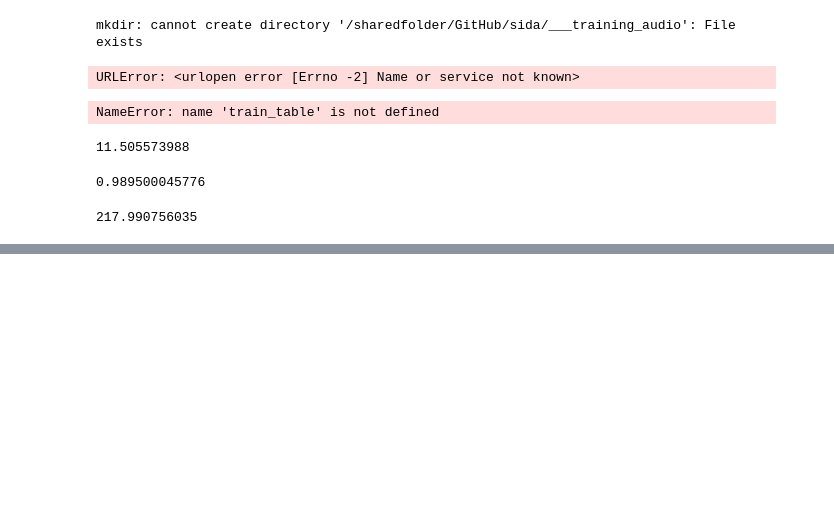
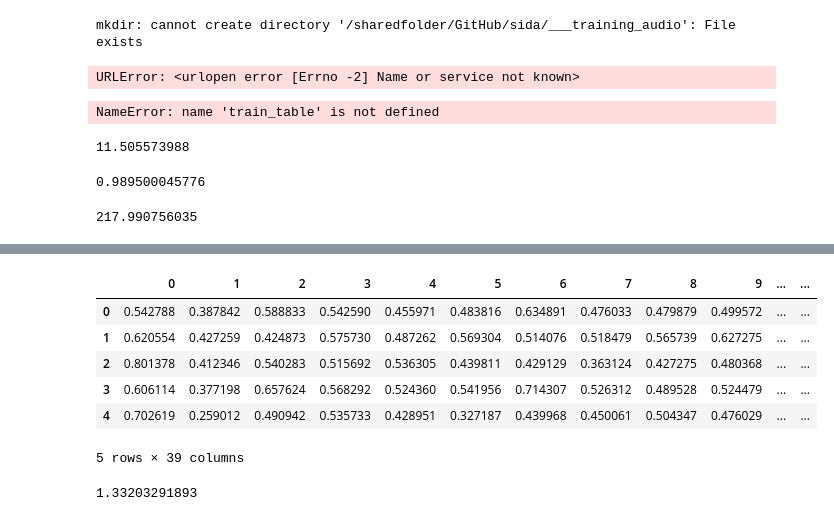
Before and after one commit to hipstas/sida, a Jupyter notebook: 01_Fresh_Air_Vowel_Preprocessing.ipynb, the cells around one changed output, grey strips where cells are left out. Cells and saved outputs as stored; diff of their text form; code cells hidden in the pictures; blank space fills up the shorter version.

```diff
--- a/01_Fresh_Air_Vowel_Preprocessing.ipynb
+++ b/01_Fresh_Air_Vowel_Preprocessing.ipynb
@@ -334,0 +429,37 @@ classifier.score(X_test,y_test)
+# %%
+speaker_1_mfccs_df_test = pd.DataFrame(speaker_1_mfccs[-500:])
+speaker_1_mfccs_df_test['Class Label'] = 1.0   ## Terry Gross
+
+bg_mfccs_df_test = pd.DataFrame(bg_mfccs[-500:])
+bg_mfccs_df_test['Class Label'] = 0.0    ## Background speaker
+
+test_data_df = pd.concat([speaker_1_mfccs_df_test, bg_mfccs_df_test])
+# %%
+import os
+import pandas as pd
+from sklearn.preprocessing import MinMaxScaler
+
+# Data needs to be scaled to a small range like 0 to 1 for the neural
+# network to work well.
+scaler = MinMaxScaler(feature_range=(0, 1))
+
+# Scale both the training inputs and outputs
+scaled_training = scaler.fit_transform(training_data_df)
+scaled_testing = scaler.transform(test_data_df)
+
+# Print out the adjustment that the scaler applied to the total_earnings column of data
+#######print("Note: total_earnings values were scaled by multiplying by {:.10f} and adding {:.6f}".format(scaler.scale_[8], scaler.min_[8]))
+
+# Create new pandas DataFrame objects from the scaled data
+scaled_training_df = pd.DataFrame(scaled_training, columns=training_data_df.columns.values)
+scaled_testing_df = pd.DataFrame(scaled_testing, columns=test_data_df.columns.values)
+
+scaled_testing_df.head()
+# %% [output]
+|  | 0 | 1 | 2 | 3 | 4 | 5 | 6 | 7 | 8 | 9 | ... | ... |
+| 0 | 0.542788 | 0.387842 | 0.588833 | 0.542590 | 0.455971 | 0.483816 | 0.634891 | 0.476033 | 0.479879 | 0.499572 | ... | ... |
+| 1 | 0.620554 | 0.427259 | 0.424873 | 0.575730 | 0.487262 | 0.569304 | 0.514076 | 0.518479 | 0.565739 | 0.627275 | ... | ... |
+| 2 | 0.801378 | 0.412346 | 0.540283 | 0.515692 | 0.536305 | 0.439811 | 0.429129 | 0.363124 | 0.427275 | 0.480368 | ... | ... |
+| 3 | 0.606114 | 0.377198 | 0.657624 | 0.568292 | 0.524360 | 0.541956 | 0.714307 | 0.526312 | 0.489528 | 0.524479 | ... | ... |
+| 4 | 0.702619 | 0.259012 | 0.490942 | 0.535733 | 0.428951 | 0.327187 | 0.439968 | 0.450061 | 0.504347 | 0.476029 | ... | ... |
+5 rows × 39 columns
@@ -334,0 +471,25 @@ classifier.score(X_test,y_test)
+# %%
+tic=timeit.default_timer()
+
+import pandas as pd
+from keras.models import Sequential
+from keras.layers import *
+
+training_data_df = pd.read_csv("terry_gross_vs_ubm_train_scaled.csv")
+
+X = training_data_df.drop('Class Label', axis=1).values
+Y = training_data_df[['Class Label']].values
+
+# Define the model
+model = Sequential()
+model.add(Dense(100, input_dim=38, activation='relu'))
+model.add(Dense(150, activation='relu'))
+model.add(Dense(42, activation='relu'))
+model.add(Dense(60, activation='relu'))
+model.add(Dense(1, activation='linear'))
+model.compile(loss="mean_squared_error", optimizer="adam")
+
+
+print(timeit.default_timer() - tic)
+# %% [output]
+1.33203291893
```
Also changed, not shown: parts of 15 cells of this notebook.
